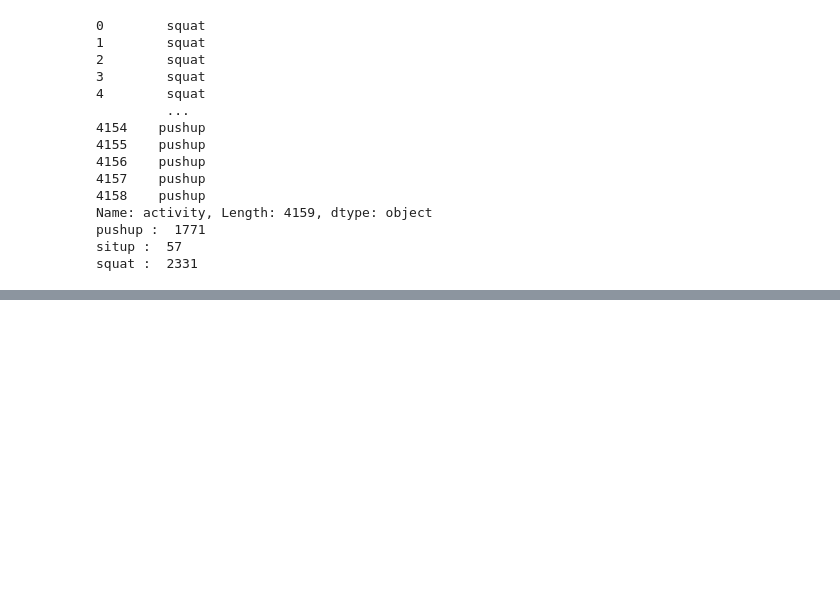
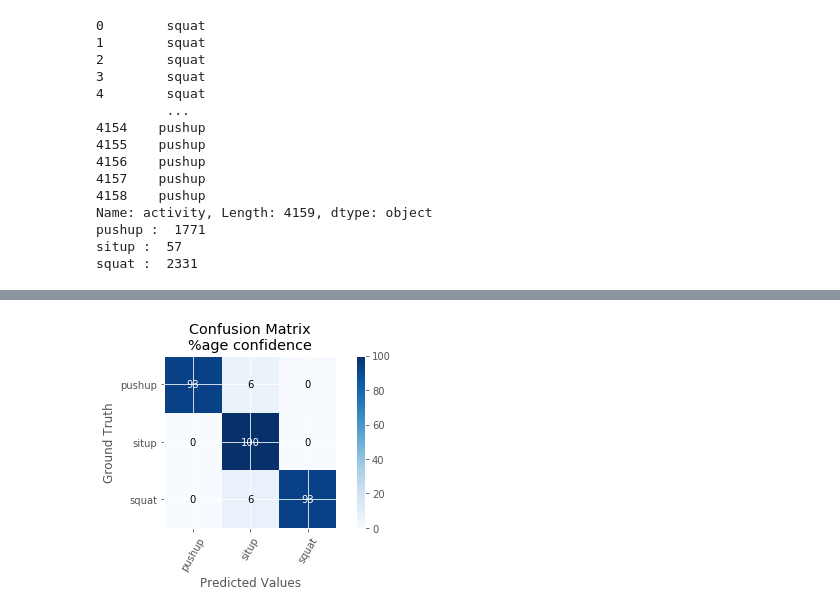
Before and after one commit to HealthCoachSystem/Human-Activity-Recognition, a Jupyter notebook: model/CNN/evaluate_model_new.py.ipynb, the cells around one changed output, grey strips where cells are left out. Cells and saved outputs as stored; diff of their text form; code cells hidden in the pictures; blank space fills up the shorter version.

```diff
--- a/model/CNN/evaluate_model_new.py.ipynb
+++ b/model/CNN/evaluate_model_new.py.ipynb
@@ -71,7 +71,7 @@ def windows(data,size):
         yield int(start), int(start + size)
         start+= (size/2)
 # segmenting the time series
-def segment_signal(data, window_size = 50):
+def segment_signal(data, window_size = 20):
     segments = np.empty((0,window_size,10))
     labels= np.empty((0))
     for (start, end) in windows(data['timestamp'],window_size):
@@ -97,6 +97,7 @@ def segment_signal(data, window_size = 50):
 #dataset = readData('TEST_mz_squat_situp_col_13.txt')
 #dataset = readData('TEST_ljy_pushup_squat.txt')
 dataset = readData('TEST_ljy_pushup_situp_squat.txt') # TEST_ljy_pushup_situp_squat.txt 파일에 xin situp 추가한 파일
+#dataset = readData('TEST_ljy_pushup_situp_squat-test.txt')
 # %%
 print(dataset['activity'])
 print('pushup : ',dataset['activity'].tolist().count('pushup'))
@@ -199,0 +178,93 @@ groundTruth.npy [[0 0 1]
+# %%
+# importing the dependencies
+from tensorflow.keras.models import load_model
+import numpy as np
+from sklearn import metrics
+import matplotlib.pyplot as plt
+import os
+# defining a function for plotting the confusion matrix
+# takes cmNormalized
+os.environ['QT_PLUGIN_PATH'] = ''
+def plot_cm(cM, labels,title):
+    # normalizing the confusionMatrix for showing the probabilities
+    cmNormalized = np.around((cM/cM.sum(axis=1)[:,None])*100,2)
+    # creating a figure object
+    fig = plt.figure()
+    # plotting the confusion matrix
+    plt.imshow(cmNormalized,interpolation=None,cmap = plt.cm.Blues)
+    # creating a color bar and setting the limits
+    plt.colorbar()
+    plt.clim(0,100)
+    # assiging the title, x and y labels
+    plt.xlabel('Predicted Values')
+    plt.ylabel('Ground Truth')
+    plt.title(title + '\n%age confidence')
+    # defining the ticks for the x and y axis
+    plt.xticks(range(len(labels)),labels,rotation = 60)
+    plt.yticks(range(len(labels)),labels)
+    # number of occurences in the boxes
+    width, height = cM.shape
+    print('Accuracy for each class is given below.')
+    for predicted in range(width):
+        for real in range(height):
+            color = 'black'
+            if(predicted == real):
+                color = 'white'
+                print(labels[predicted].ljust(12)+ ':', cmNormalized[predicted,real], '%')
+            plt.gca().annotate(
+                    '{:d}'.format(int(cmNormalized[predicted,real])),xy=(real, predicted),
+                    horizontalalignment = 'center',verticalalignment = 'center',color = color)
+    # making sure that the figure is not clipped
+    plt.tight_layout()
+    # saving the figure
+    fig.savefig(title +'.png')
+# loading the pretrained model
+model = load_model('model.h5')
+model.summary()
+#loading the testData and groundTruth data
+test_x = np.load('testData.npy')
+groundTruth = np.load('groundTruth.npy')
+# evaluating the model
+
+
+#score = model.evaluate(test_x,groundTruth,verbose=2)
+#print('Baseline Error: %.2f%%' %(100-score[1]*100))
+'''
+ Creating and plotting a confusion matrix
+
+'''
+# defining the class labels
+#labels = ['Downstairs','Jogging','Sitting','Standing','Upstairs','Walking']
+labels = ['pushup','situp','squat']
+#labels = ['situp','squat']
+# predicting the classes
+predictions = model.predict(test_x,verbose=2)
+
+
+xxx = model.predict_classes(test_x)
+print('predict',xxx)
+print(len(xxx))
+
+answer=[]
+for i in groundTruth:
+    answer.append(*np.where(i==1)[0])
+print('answer',answer)
+print(len(answer))
+
+
+
+
+# getting the class predicted and class in ground truth for creation of confusion matrix
+predictedClass = np.zeros((predictions.shape[0]))
+groundTruthClass = np.zeros((groundTruth.shape[0]))
+for instance in range (groundTruth.shape[0]):
+    predictedClass[instance] = np.argmax(predictions[instance,:])
+    groundTruthClass[instance] = np.argmax(groundTruth[instance,:])
+
+# obtaining a confusion matrix
+cm = metrics.confusion_matrix(answer,xxx)
+#cm = metrics.confusion_matrix(groundTruthClass,xxx)
+#cm = metrics.confusion_matrix(groundTruthClass,predictedClass) # 이게 원래
+# plotting the confusion matrix
+plot_cm(cm, labels,'Confusion Matrix')
+# %% [output]
@@ -199,0 +288 @@ groundTruth.npy [[0 0 1]
+[figure, added]
```
Also changed, not shown: parts of 2 cells of this notebook.
